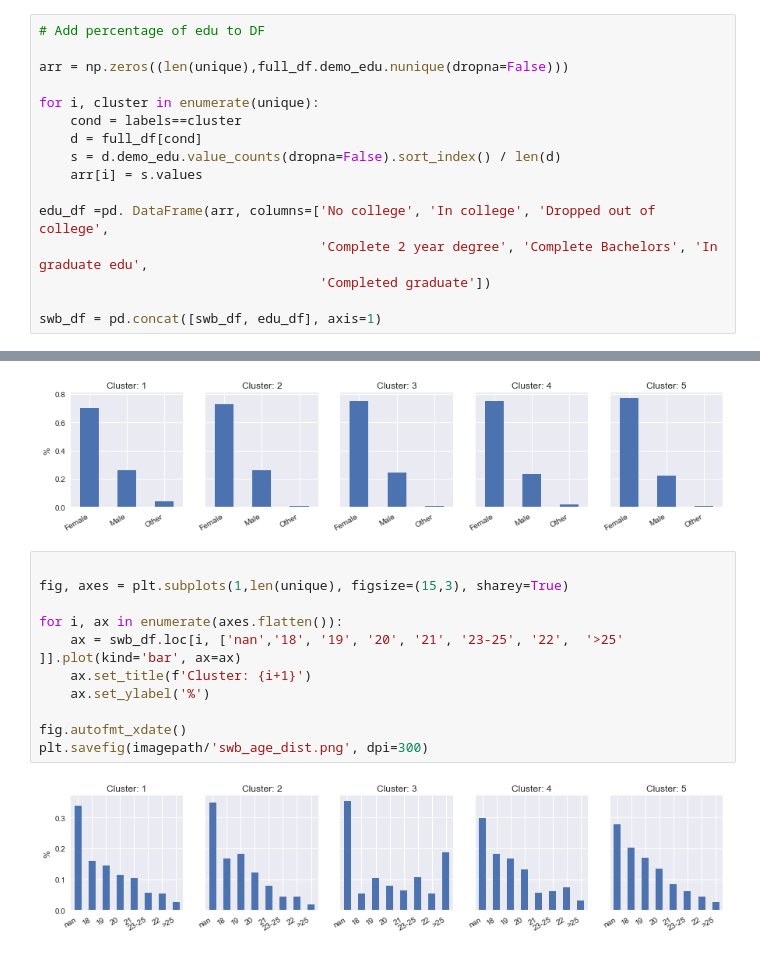
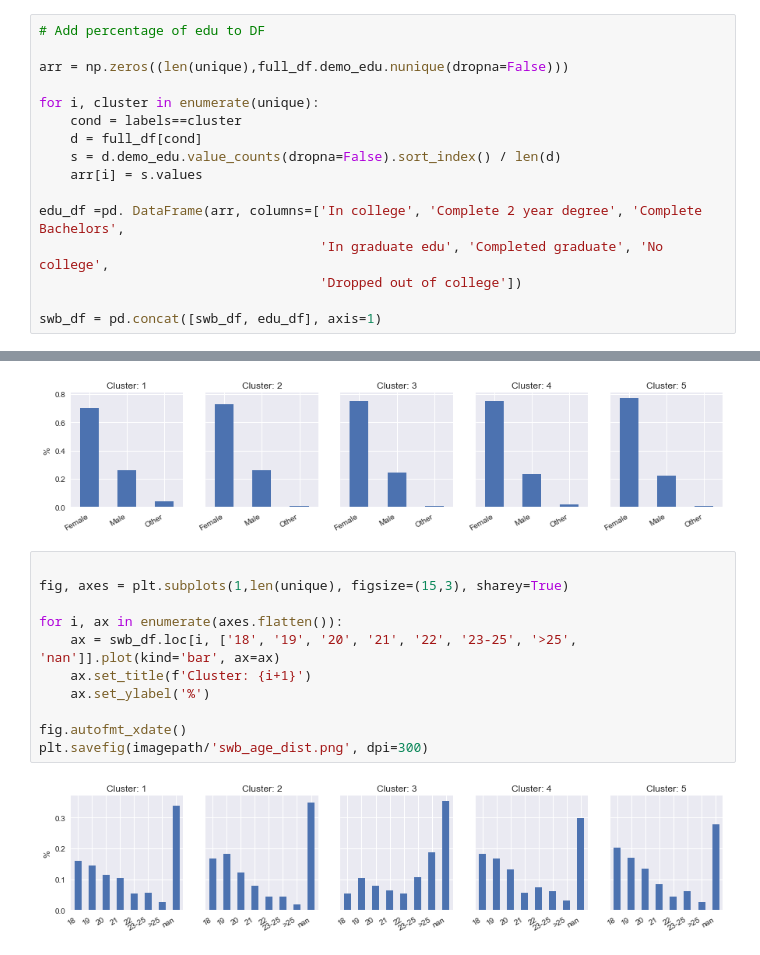
Before and after one commit to anthonybaulo/emerging-adulthood-psych-study, a Jupyter notebook: main/EAMMI_2_final.ipynb, the cells around one changed output, grey strips where cells are left out. Drawn from its saved outputs; the diff is of its cells as text.

Commit message:
Update plots

```diff
--- a/main/EAMMI_2_final.ipynb
+++ b/main/EAMMI_2_final.ipynb
@@ -312,9 +312,9 @@ for i, cluster in enumerate(unique):
     s = d.demo_edu.value_counts(dropna=False).sort_index() / len(d)
     arr[i] = s.values
 
-edu_df =pd. DataFrame(arr, columns=['No college', 'In college', 'Dropped out of college',
-                                    'Complete 2 year degree', 'Complete Bachelors', 'In graduate edu',
-                                    'Completed graduate'])
+edu_df =pd. DataFrame(arr, columns=['In college', 'Complete 2 year degree', 'Complete Bachelors',
+                                    'In graduate edu', 'Completed graduate', 'No college',
+                                    'Dropped out of college'])
 
 swb_df = pd.concat([swb_df, edu_df], axis=1)
 # %%
@@ -367,16 +367,16 @@ plt.savefig(imagepath/'swb_sex_dist.png', dpi=300)
 # %%
 
 fig, axes = plt.subplots(1,len(unique), figsize=(15,3), sharey=True)
 
 for i, ax in enumerate(axes.flatten()):
-    ax = swb_df.loc[i, ['nan','18', '19', '20', '21', '23-25', '22',  '>25' ]].plot(kind='bar', ax=ax)
+    ax = swb_df.loc[i, ['18', '19', '20', '21', '22', '23-25', '>25', 'nan']].plot(kind='bar', ax=ax)
     ax.set_title(f'Cluster: {i+1}')
     ax.set_ylabel('%')
 
 fig.autofmt_xdate()
 plt.savefig(imagepath/'swb_age_dist.png', dpi=300)
 # %% [output]
-[figure, old version]
+[figure, new version]
 # %%
 fig, axes = plt.subplots(1,len(unique), figsize=(15,3.3), sharey=True)
 
```
Also changed, not shown: parts of 3 cells of this notebook, 3 other files.
